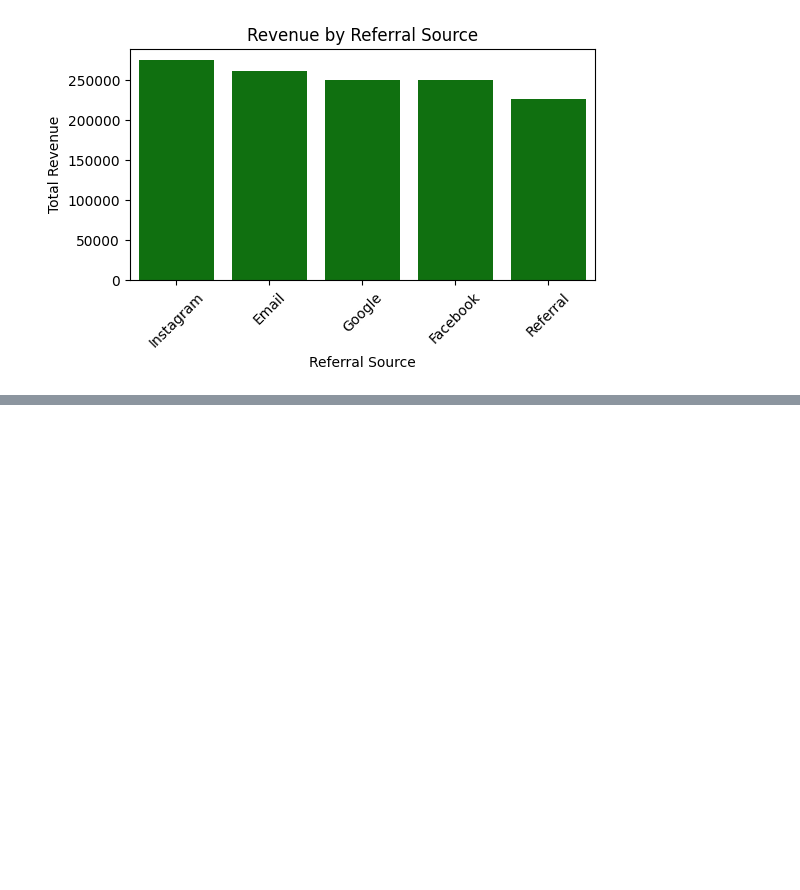
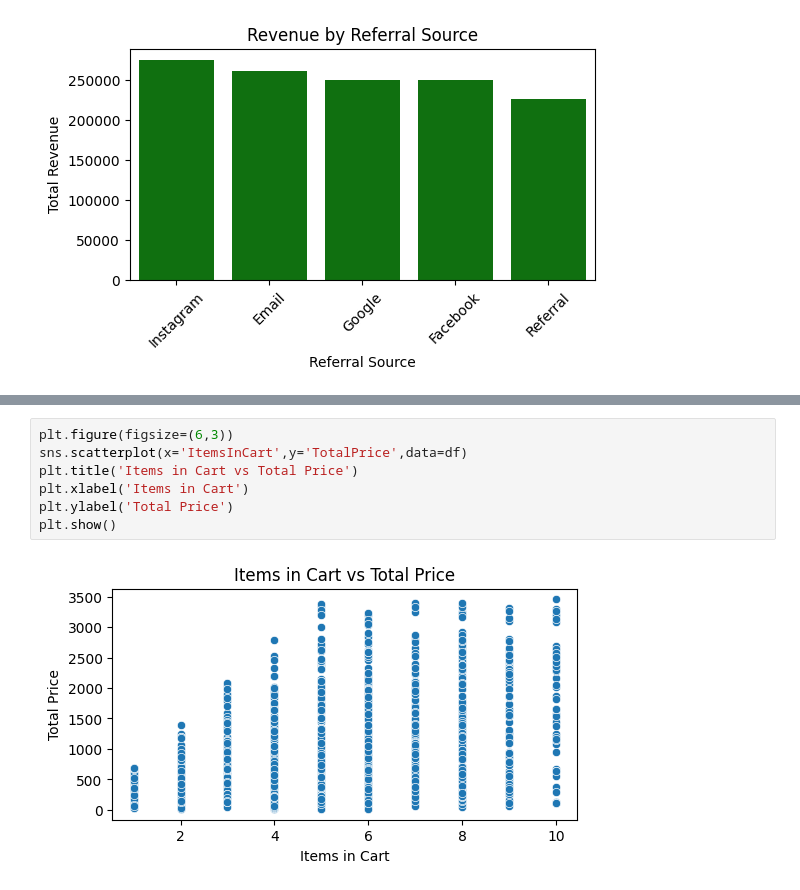
Before and after one commit to Pratham1257/-DecodeLabs-Internship, a Jupyter notebook: Project 2/Task 2.ipynb, the cells around one changed output, grey strips where cells are left out. Drawn from its saved outputs; the diff is of its cells as text; blank space fills up the shorter version.

```diff
--- a/Project 2/Task 2.ipynb
+++ b/Project 2/Task 2.ipynb
@@ -283,0 +322,9 @@ plt.show()
+# %%
+plt.figure(figsize=(6,3))
+sns.scatterplot(x='ItemsInCart',y='TotalPrice',data=df)
+plt.title('Items in Cart vs Total Price')
+plt.xlabel('Items in Cart')
+plt.ylabel('Total Price')
+plt.show()
+# %% [output]
+[figure, added]
```
Also changed, not shown: parts of 4 cells of this notebook.
